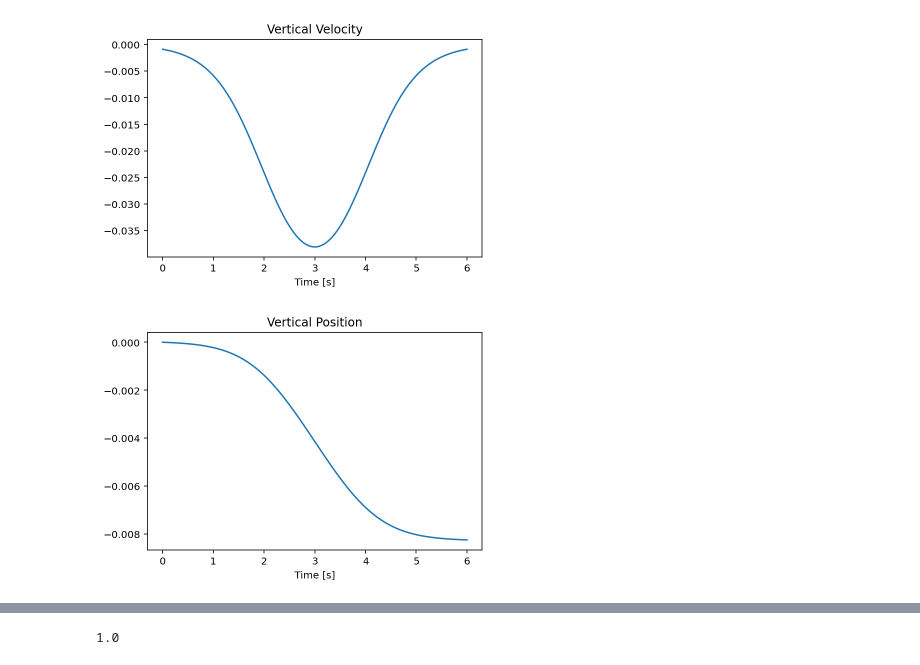
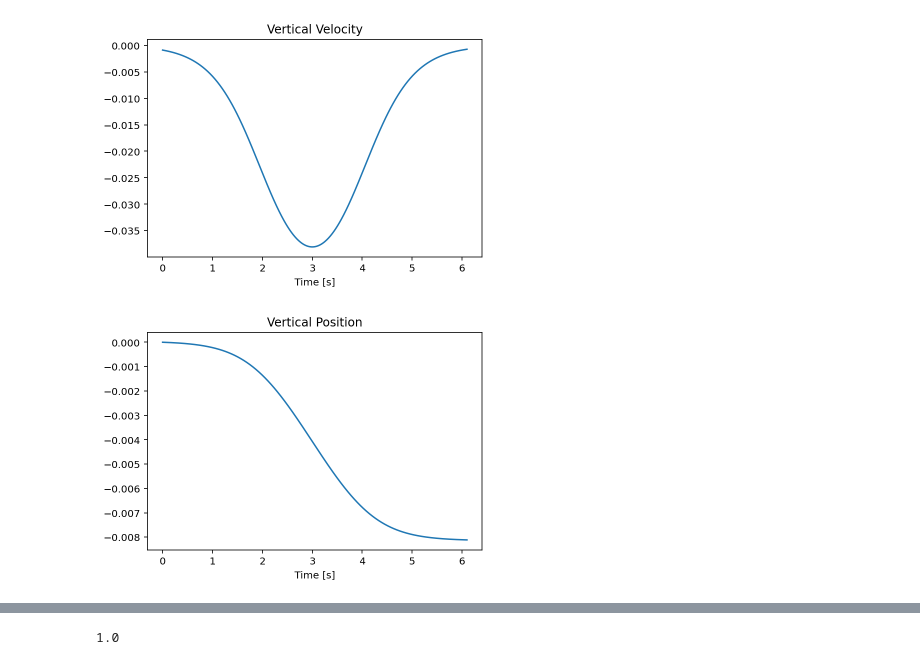
Before and after one commit to eric-heiden/panda-force, a Jupyter notebook: Vertical Cutting Velocity.ipynb, the cells around one changed output, grey strips where cells are left out. Cells and saved outputs as stored; diff of their text form; code cells hidden in the pictures.

```diff
--- a/Vertical Cutting Velocity.ipynb
+++ b/Vertical Cutting Velocity.ipynb
@@ -12,21 +12,22 @@ def sigmoid(x, kappa=1.0):
 def cosine(x, kappa=1.0):
     return
 # %%
-xs = np.linspace(0.0, 6.0, 500)
+time_max = 6.1
+xs = np.linspace(0.0, time_max, 500)
 kappa = 2.0
 v_z = -0.05
 dt = 0.001
 
 vs = v_z * (sigmoid(xs - 2.0, kappa) + sigmoid(-xs + 4.0, kappa) - 1.0)
 plt.plot(xs, vs)
 plt.title("Vertical Velocity")
 plt.xlabel("Time [s]")
 plt.show()
 
 ps = np.cumsum(vs * dt)
 plt.title("Vertical Position")
 plt.xlabel("Time [s]")
 plt.plot(xs, ps);
 # %% [output]
-[figure, old version]
+[figure, new version]
-[figure, old version]
+[figure, new version]
```
Also changed, not shown: parts of 3 cells of this notebook, 2 other files.
